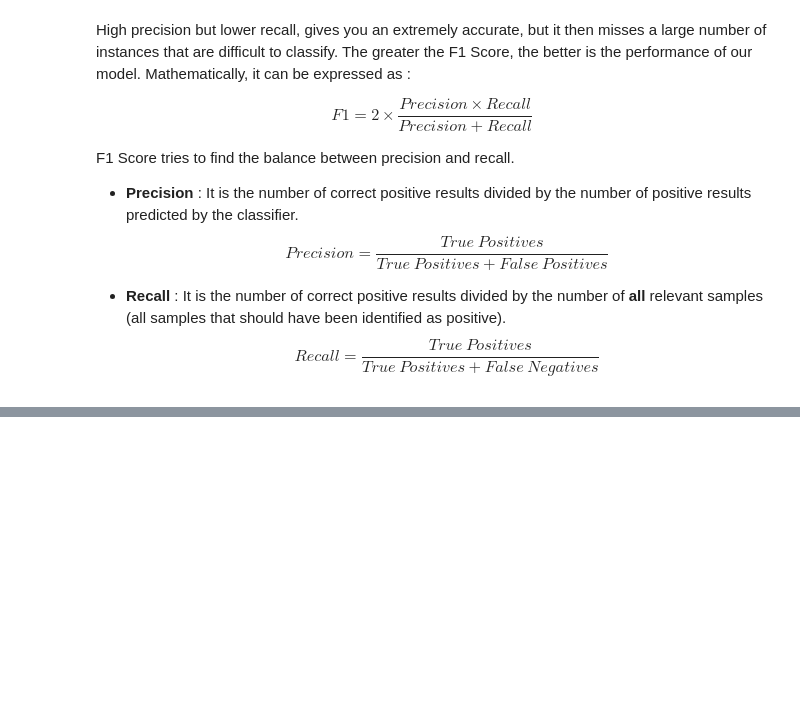
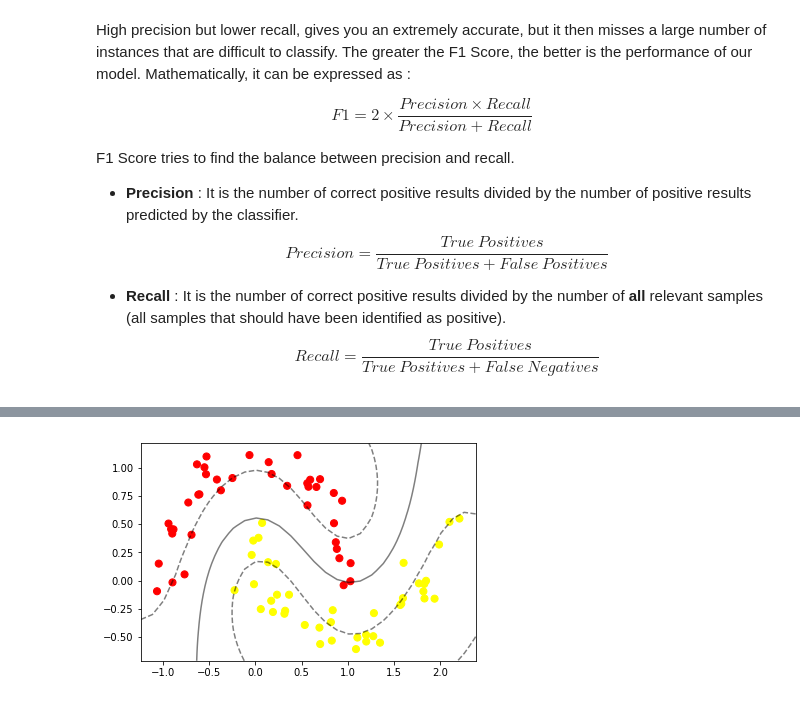
Before and after one commit to atsiluyr/hlll_course, a Jupyter notebook: SVM_GridSearch_Practice.ipynb, the cells around one changed output, grey strips where cells are left out. Cells and saved outputs as stored; diff of their text form; code cells hidden in the pictures; blank space fills up the shorter version.

```diff
--- a/SVM_GridSearch_Practice.ipynb
+++ b/SVM_GridSearch_Practice.ipynb
@@ -157,13 +192,23 @@ pyplot.show()
 # %%
 ### CLASS PRACTICAL TASK 2
 ### CONSIDERING DATA PROVIDED ONE CELL ABOVE TRAIN AN SVM CLASSIFIER
 ### AND PROVIDE MODEL EVALUATING AND CLASSES / DECISON BOUNDARY VISUALIZATION
 
 X_train, X_test, y_train, y_test = train_test_split(X, y, test_size=0.2)
 
+# clf = SVC(kernel='sigmoid').fit(X_train, y_train)
+clf = SVC(kernel='rbf', gamma='scale').fit(X_train, y_train)
+
+plt.scatter(X_train[:, 0], X_train[:, 1], c=y_train, s=50, cmap='autumn')
+#plt.scatter(X_test[:, 0], X_test[:, 1], c=y_test, s=50, cmap='winter')
+
+plot_svc_decision_function(clf, plot_support=False);
+
 
 
 ### END YOUR BLOCK
+# %% [output]
+[figure, added]
 # %%
 from sklearn.datasets import make_circles
 from matplotlib import pyplot
```
Also changed, not shown: parts of 9 cells of this notebook.
